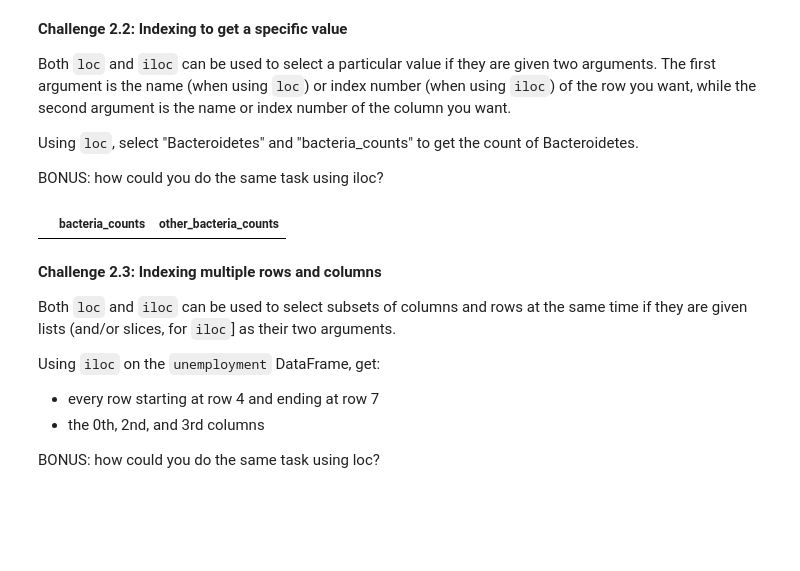
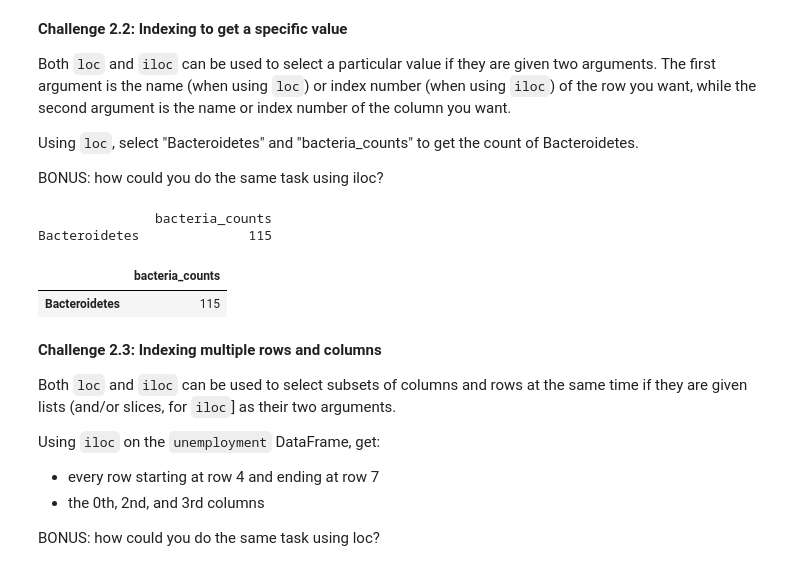
Before and after one commit to SOARPN/CUS_752_SPRING_2026, a Jupyter notebook: Problem_set_01_working_with_data_sources-1 (1).ipynb, the cells around one changed output. Cells and saved outputs as stored; diff of their text form; code cells hidden in the pictures; blank space fills up the shorter version.

```diff
--- a/Problem_set_01_working_with_data_sources-1 (1).ipynb
+++ b/Problem_set_01_working_with_data_sources-1 (1).ipynb
@@ -344,10 +351,13 @@ Using `loc`, select "Bacteroidetes" and "bacteria_counts" to get the count of Ba
 BONUS: how could you do the same task using iloc?
 # %%
 # Use this cell to complete challenge 2.2
-bacteria.loc['Bacteroidetes', 'bacteria_counts']
-bacteria.iloc[10:15:3]
+print(bacteria.loc[['Bacteroidetes'], ['bacteria_counts']])
+bacteria.iloc[[3], [0]]
 # %% [output]
+               bacteria_counts
+Bacteroidetes              115
-|  | bacteria_counts | other_bacteria_counts |
+|  | bacteria_counts |
+| Bacteroidetes | 115 |
 # %% [markdown]
 **Challenge 2.3: Indexing multiple rows and columns**
 
```
Also changed, not shown: parts of 2 cells of this notebook.
